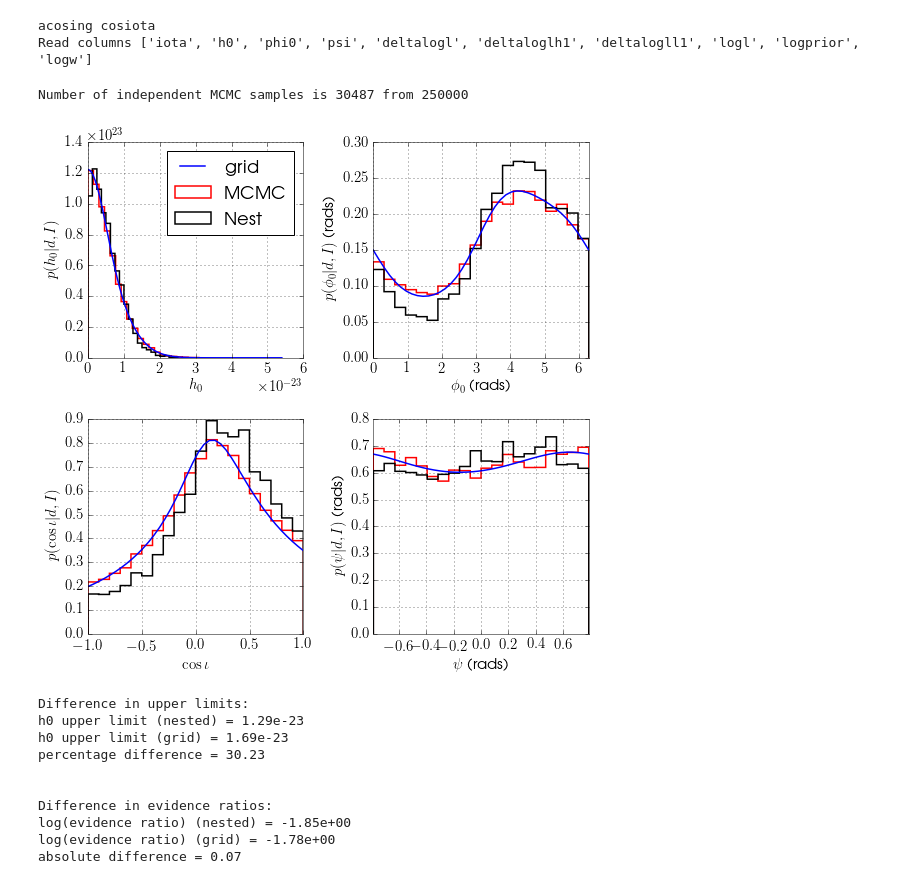
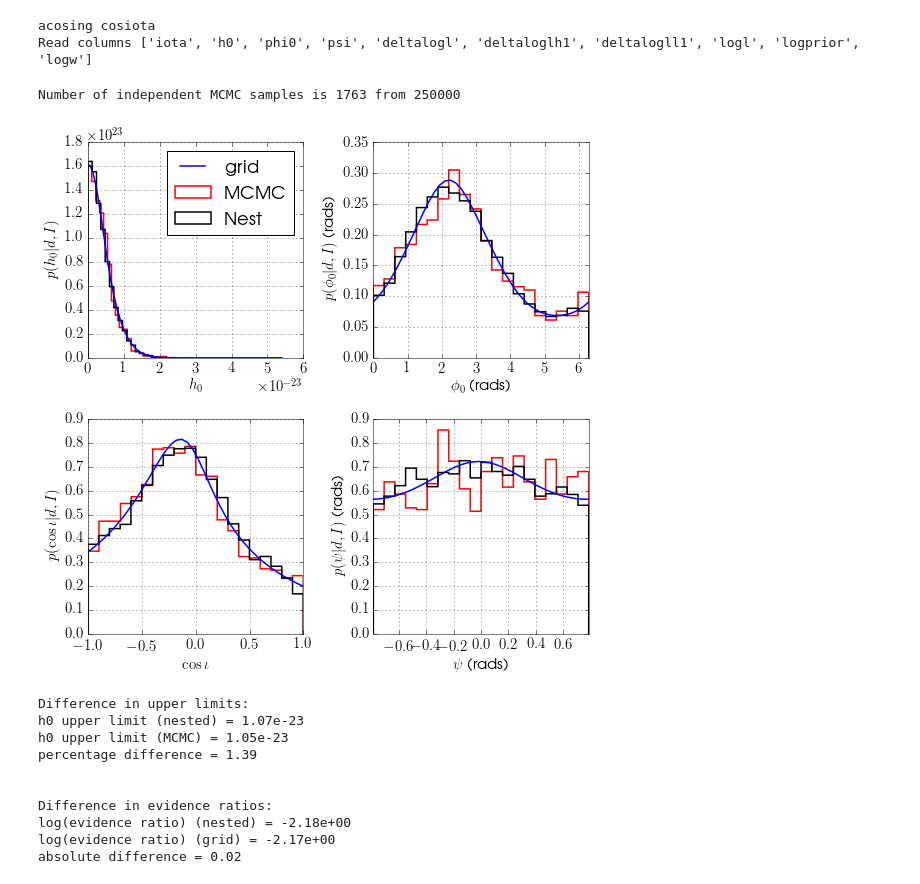
Before and after one commit to mattpitkin/CW_nested_sampling_doc, a Jupyter notebook: scripts/SimulatedNoiseTestsMultidetector.ipynb, the cells around one changed output. Drawn from its saved outputs; the diff is of its cells as text; code cells hidden in the pictures.

```diff
--- a/scripts/SimulatedNoiseTestsMultidetector.ipynb
+++ b/scripts/SimulatedNoiseTestsMultidetector.ipynb
@@ -275,51 +251,52 @@ f, axarr = pl.subplots(2, 2, figsize=(8,8))
 # lalapps_pulsar_parameter_estimation_nested posterior samples
 postppen = np.loadtxt(os.path.join(outdir, 'fake_post.txt.gz'), skiprows=1)
 ppenidxs = {'h0': 1, 'phi': 2, 'ciota': 0, 'psi': 3}
-postppemcmc = np.loadtxt(os.path.join(outdir, 'MCMCchain_%s_%s' % (psrname, detector)), comments='%')
+postppemcmc = np.loadtxt(os.path.join(outdir, 'MCMCchain_%s_Joint' % (psrname)), comments='%')
 
 # get independent MCMC samples
 postmcmcind = indepdendent_samples(postppemcmc[:,1:])
 ppemcmcidxs = {'h0': 0, 'phi': 1, 'ciota': 2, 'psi': 3}
 print("Number of independent MCMC samples is %d from %s" % (postmcmcind.shape[0], postppemcmc.shape[0]))
+
+# get MCMC upper limit
+h0ulmcmc = upper_limit_greedy(postmcmcind[:,ppemcmcidxs['h0']], upperlimit=(float(h0ulc)/100.))
 
 xlabels = {'h0': '$h_0$', 'phi': '$\phi_0$ (rads)', 'ciota': '$\cos{\iota}$', 'psi': '$\psi$ (rads)'}
 ylabels = {'h0': '$p(h_0|d,I)$', 'phi': '$p(\phi_0|d,I)$ (rads)', 'ciota': '$p(\cos{\iota}|d,I)$', 'psi': '$p(\psi|d,I)$ (rads)'}
 
 arr = {'h0': axarr[0, 0], 'phi': axarr[0,1], 'ciota': axarr[1,0], 'psi': axarr[1,1]}
 lims = {'h0': [0., None], 'phi': [0., 2.*np.pi], 'ciota': [-1., 1.], 'psi': [-np.pi/4., np.pi/4.]}
 for par in ['h0', 'phi', 'psi', 'ciota']:
     parscale = 1.
     if par == 'phi': # for the nested sampling output scale PHI0 by two to make it GW phase rather than rotational phase
         parscale = 2.
 
-    gridpdf = np.loadtxt(os.path.join(outdir, 'pdf_%s.%s.%s' % (par, psrname, detector)))
+    gridpdf = np.loadtxt(os.path.join(outdir, 'pdf_%s.%s.Joint' % (par, psrname)))
 
     arr[par].plot(gridpdf[:,0], gridpdf[:,1], 'b', linewidth=1.5)
-    #arr[par].plot(pygrid[par][:,0]*parscale, pygrid[par][:,1]/parscale, 'g--', linewidth=1.5)
 
     arr[par].hist(postmcmcind[:,ppemcmcidxs[par]], bins=20, normed=True, color='r', linewidth=1.5, histtype='step')
     arr[par].hist(postppen[:,ppenidxs[par]]*parscale, bins=20, normed=True, color='k', linewidth=1.5, histtype='step')
 
     arr[par].set_xlabel(xlabels[par])
     arr[par].set_ylabel(ylabels[par])
 
     if par == 'h0':
-        #arr[par].legend(['grid 1', 'grid 2', 'MCMC', 'Nest'], loc=1)
         arr[par].legend(['grid', 'MCMC', 'Nest'], loc=1)
         xmin, xmax = arr[par].get_xlim()
         arr[par].set_xlim([lims[par][0], xmax])
     else:
         arr[par].set_xlim(lims[par])
 
 pl.tight_layout()
 # %% [output]
-Number of independent MCMC samples is 30487 from 250000
+Number of independent MCMC samples is 1763 from 250000
-[figure, old version]
+[figure, new version]
 # %%
 print("Difference in upper limits:")
 print("h0 upper limit (nested) = %.2e" % h0ulnested)
-print("h0 upper limit (grid) = %.2e" % h0ulgrid)
-print("percentage difference = %.2f" % (100.*np.abs(h0ulnested-h0ulgrid)/h0ulnested))
+print("h0 upper limit (MCMC) = %.2e" % h0ulmcmc)
+print("percentage difference = %.2f" % (100.*np.abs(h0ulnested-h0ulmcmc)/h0ulnested))
 print("\n")
 print("Difference in evidence ratios:")
 print("log(evidence ratio) (nested) = %.2e" % evratnested)
@@ -327,12 +304,12 @@ print("log(evidence ratio) (grid) = %.2e" % evratgrid)
 print("absolute difference = %.2f" % (np.abs(evratnested-evratgrid)))
 # %% [output]
 Difference in upper limits:
-h0 upper limit (nested) = 1.29e-23
-h0 upper limit (grid) = 1.69e-23
-percentage difference = 30.23
+h0 upper limit (nested) = 1.07e-23
+h0 upper limit (MCMC) = 1.05e-23
+percentage difference = 1.39
 
 
 Difference in evidence ratios:
-log(evidence ratio) (nested) = -1.85e+00
-log(evidence ratio) (grid) = -1.78e+00
-absolute difference = 0.07
+log(evidence ratio) (nested) = -2.18e+00
+log(evidence ratio) (grid) = -2.17e+00
+absolute difference = 0.02
```
Also changed, not shown: parts of 3 cells of this notebook.
